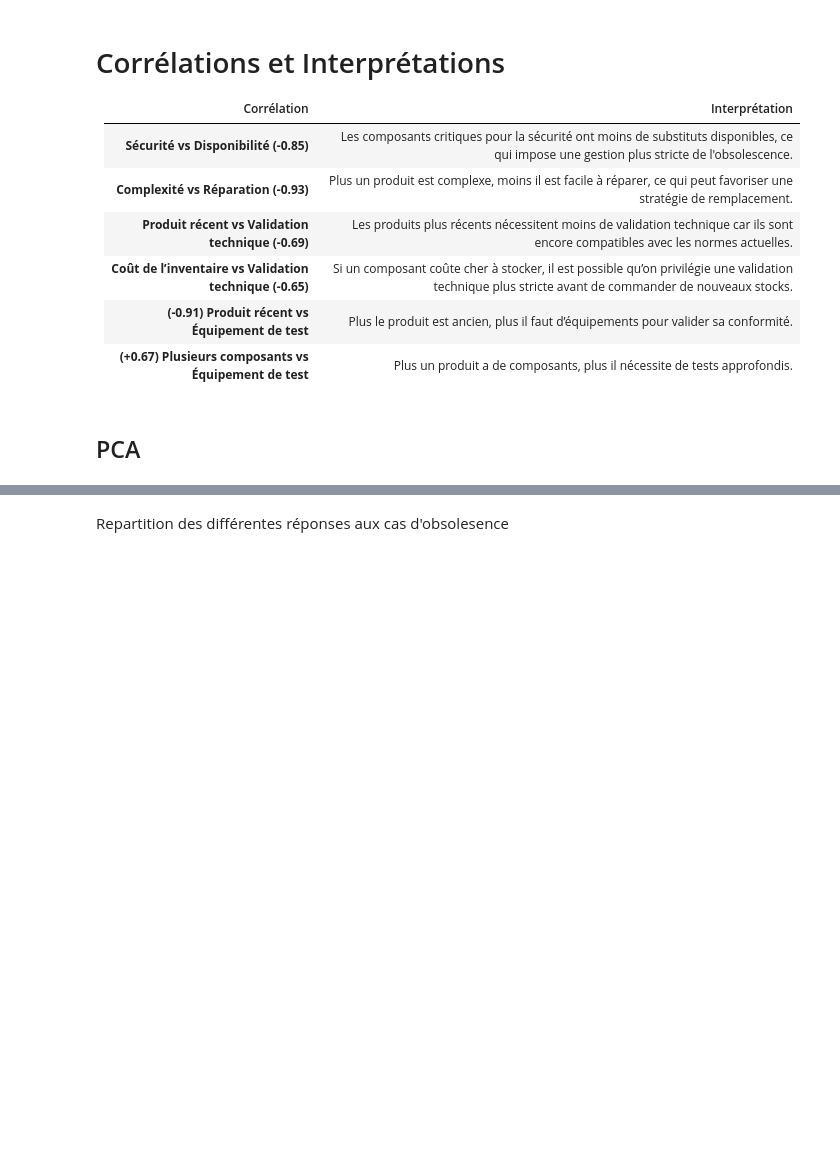
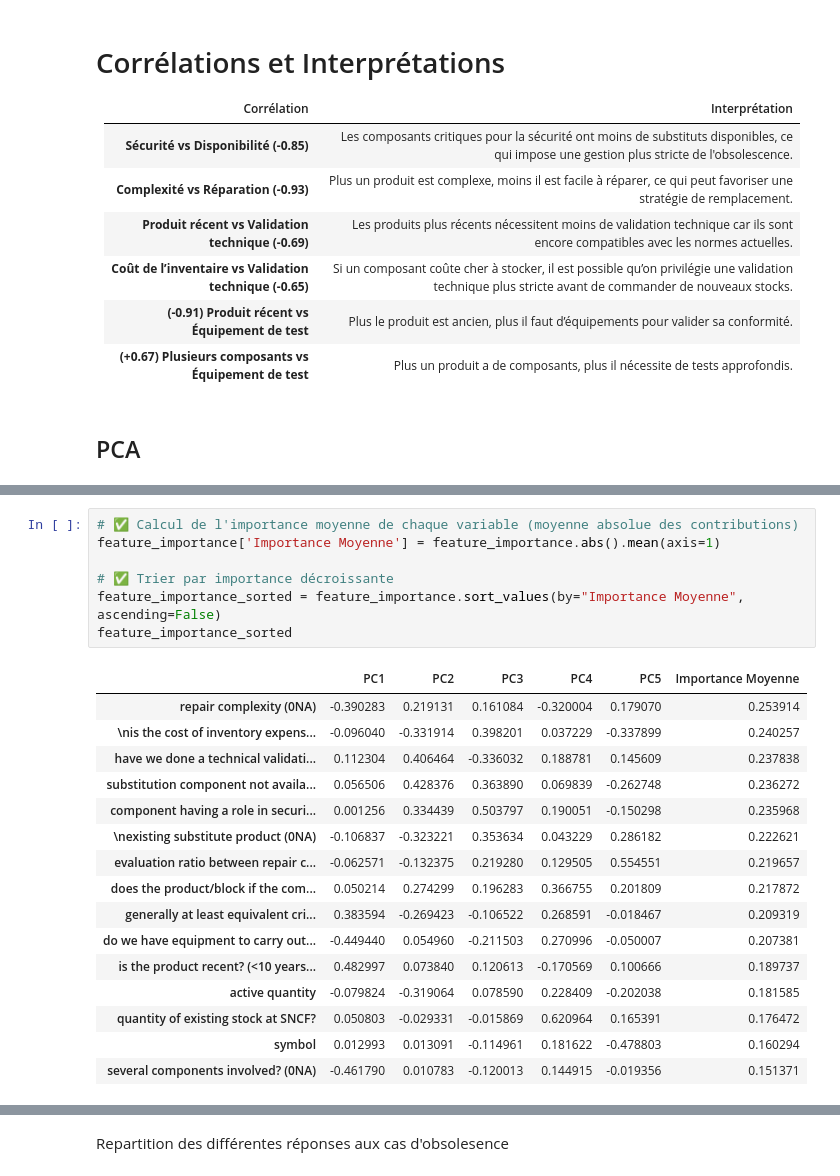
Before and after one commit to coupsim/PSYN_SNCF, a Jupyter notebook: PSYN_sncf_data.ipynb, the cells around one changed output, grey strips where cells are left out. Saved outputs shown, nothing was run; the diff lists cells and outputs as text; blank space fills up the shorter version.

```diff
--- a/PSYN_sncf_data.ipynb
+++ b/PSYN_sncf_data.ipynb
@@ -284,0 +377,24 @@ display(df_high_corr)
+# %%
+# ✅ Calcul de l'importance moyenne de chaque variable (moyenne absolue des contributions)
+feature_importance['Importance Moyenne'] = feature_importance.abs().mean(axis=1)
+
+# ✅ Trier par importance décroissante
+feature_importance_sorted = feature_importance.sort_values(by="Importance Moyenne", ascending=False)
+feature_importance_sorted
+# %% [output]
+|  | PC1 | PC2 | PC3 | PC4 | PC5 | Importance Moyenne |
+| repair complexity (0NA) | -0.390283 | 0.219131 | 0.161084 | -0.320004 | 0.179070 | 0.253914 |
+| \nis the cost of inventory expens... | -0.096040 | -0.331914 | 0.398201 | 0.037229 | -0.337899 | 0.240257 |
+| have we done a technical validati... | 0.112304 | 0.406464 | -0.336032 | 0.188781 | 0.145609 | 0.237838 |
+| substitution component not availa... | 0.056506 | 0.428376 | 0.363890 | 0.069839 | -0.262748 | 0.236272 |
+| component having a role in securi... | 0.001256 | 0.334439 | 0.503797 | 0.190051 | -0.150298 | 0.235968 |
+| \nexisting substitute product (0NA) | -0.106837 | -0.323221 | 0.353634 | 0.043229 | 0.286182 | 0.222621 |
+| evaluation ratio between repair c... | -0.062571 | -0.132375 | 0.219280 | 0.129505 | 0.554551 | 0.219657 |
+| does the product/block if the com... | 0.050214 | 0.274299 | 0.196283 | 0.366755 | 0.201809 | 0.217872 |
+| generally at least equivalent cri... | 0.383594 | -0.269423 | -0.106522 | 0.268591 | -0.018467 | 0.209319 |
+| do we have equipment to carry out... | -0.449440 | 0.054960 | -0.211503 | 0.270996 | -0.050007 | 0.207381 |
+| is the product recent? (<10 years... | 0.482997 | 0.073840 | 0.120613 | -0.170569 | 0.100666 | 0.189737 |
+| active quantity | -0.079824 | -0.319064 | 0.078590 | 0.228409 | -0.202038 | 0.181585 |
+| quantity of existing stock at SNCF? | 0.050803 | -0.029331 | -0.015869 | 0.620964 | 0.165391 | 0.176472 |
+| symbol | 0.012993 | 0.013091 | -0.114961 | 0.181622 | -0.478803 | 0.160294 |
+| several components involved? (0NA) | -0.461790 | 0.010783 | -0.120013 | 0.144915 | -0.019356 | 0.151371 |
```
Also changed, not shown: parts of 19 cells of this notebook.
